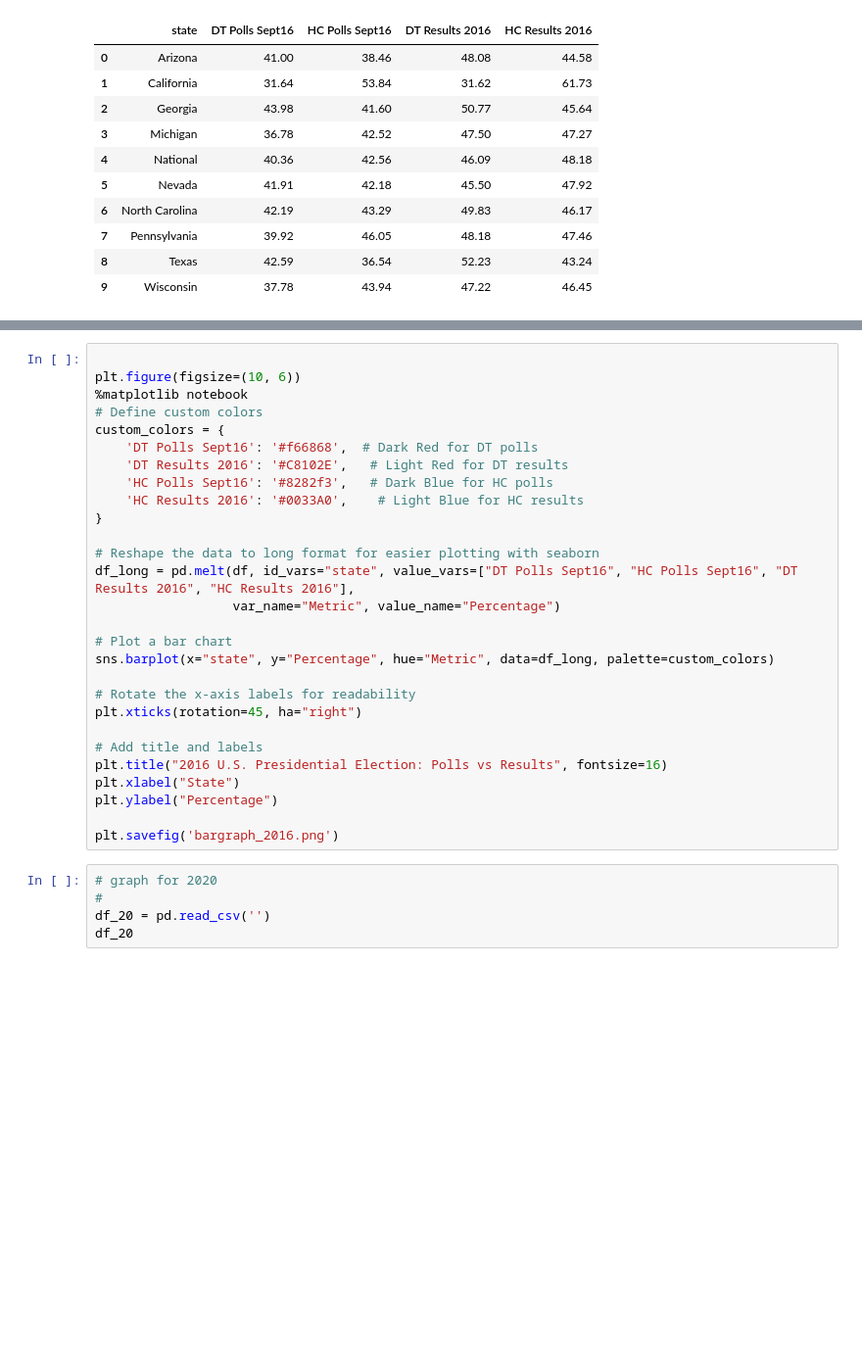
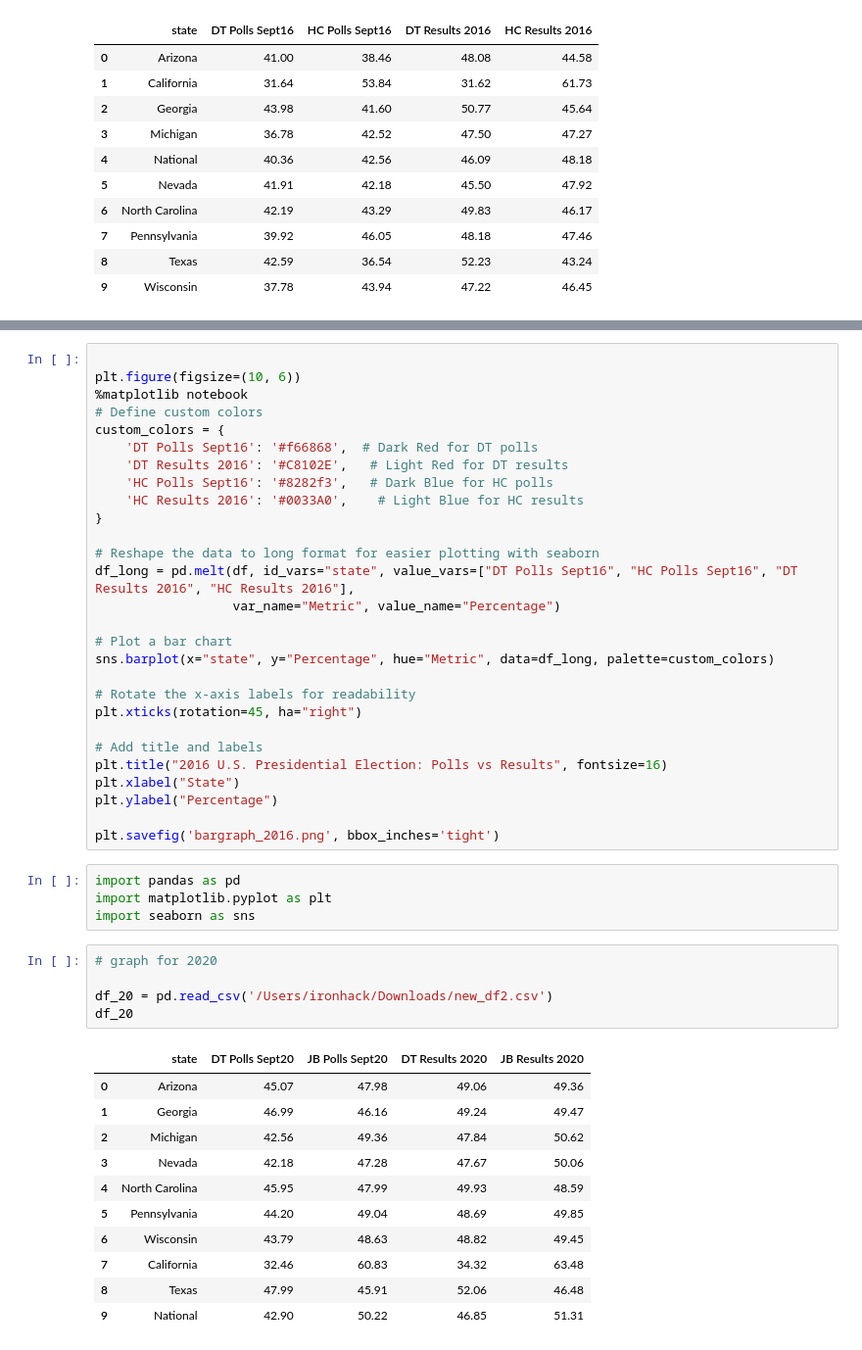
Before and after one commit to Victoria175969/Can-Kamala-Win-, a Jupyter notebook: Visualisation.ipynb, the cells around one changed output, grey strips where cells are left out. Shown: that part at 98% size. Cells and saved outputs as stored; diff of their text form; blank space fills up the shorter version.

Commit message:
bargraph20

```diff
--- a/Visualisation.ipynb
+++ b/Visualisation.ipynb
@@ -93,9 +91,25 @@ plt.title("2016 U.S. Presidential Election: Polls vs Results", fontsize=16)
 plt.xlabel("State")
 plt.ylabel("Percentage")
 
-plt.savefig('bargraph_2016.png')
+plt.savefig('bargraph_2016.png', bbox_inches='tight')
+# %%
+import pandas as pd
+import matplotlib.pyplot as plt
+import seaborn as sns
 # %%
 # graph for 2020
-#
-df_20 = pd.read_csv('')
+
+df_20 = pd.read_csv('/Users/ironhack/Downloads/new_df2.csv')
 df_20
+# %% [output]
+|  | state | DT Polls Sept20 | JB Polls Sept20 | DT Results 2020 | JB Results 2020 |
+| 0 | Arizona | 45.07 | 47.98 | 49.06 | 49.36 |
+| 1 | Georgia | 46.99 | 46.16 | 49.24 | 49.47 |
+| 2 | Michigan | 42.56 | 49.36 | 47.84 | 50.62 |
+| 3 | Nevada | 42.18 | 47.28 | 47.67 | 50.06 |
+| 4 | North Carolina | 45.95 | 47.99 | 49.93 | 48.59 |
+| 5 | Pennsylvania | 44.20 | 49.04 | 48.69 | 49.85 |
+| 6 | Wisconsin | 43.79 | 48.63 | 48.82 | 49.45 |
+| 7 | California | 32.46 | 60.83 | 34.32 | 63.48 |
+| 8 | Texas | 47.99 | 45.91 | 52.06 | 46.48 |
+| 9 | National | 42.90 | 50.22 | 46.85 | 51.31 |
```
Also changed, not shown: parts of 4 cells of this notebook, 4 other files.
